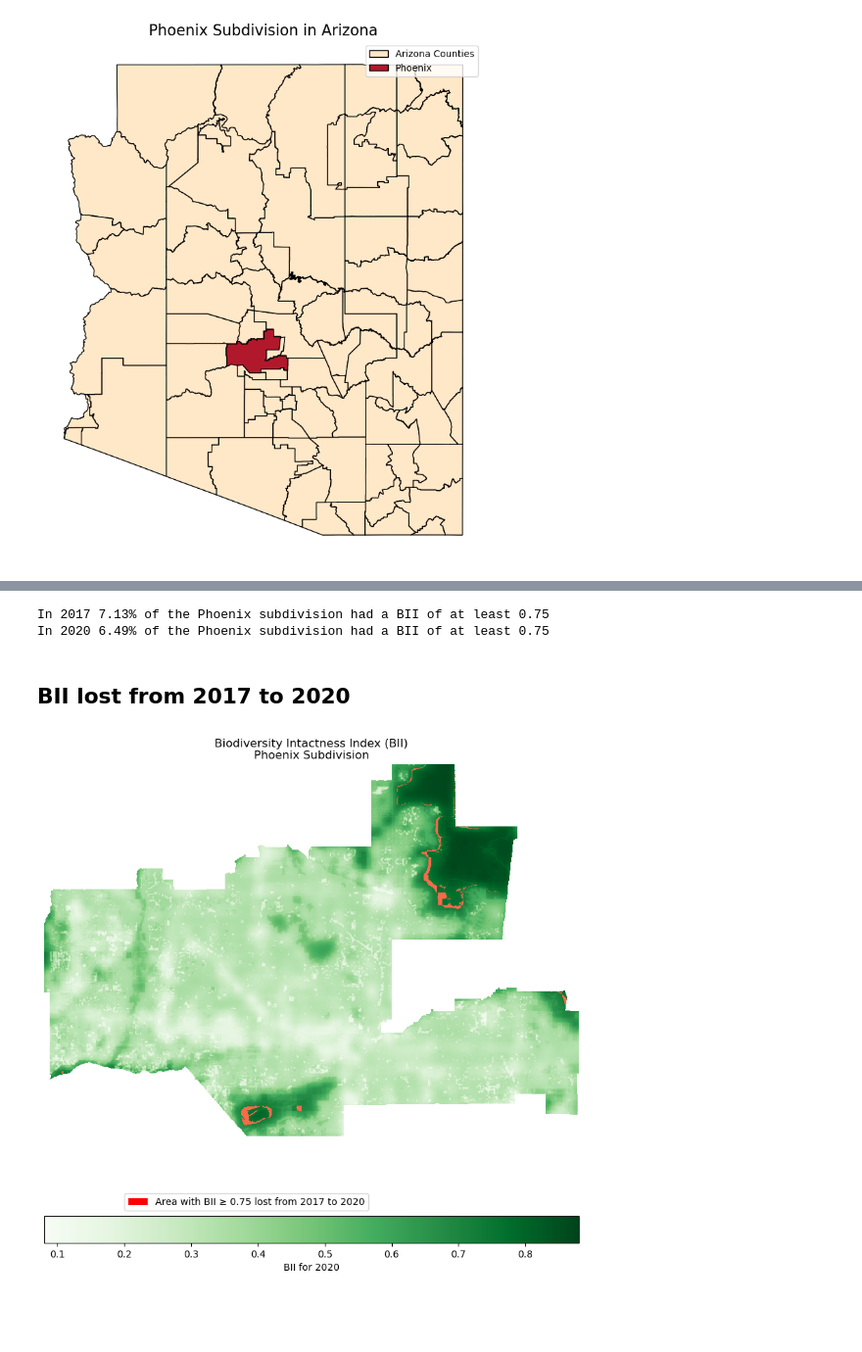
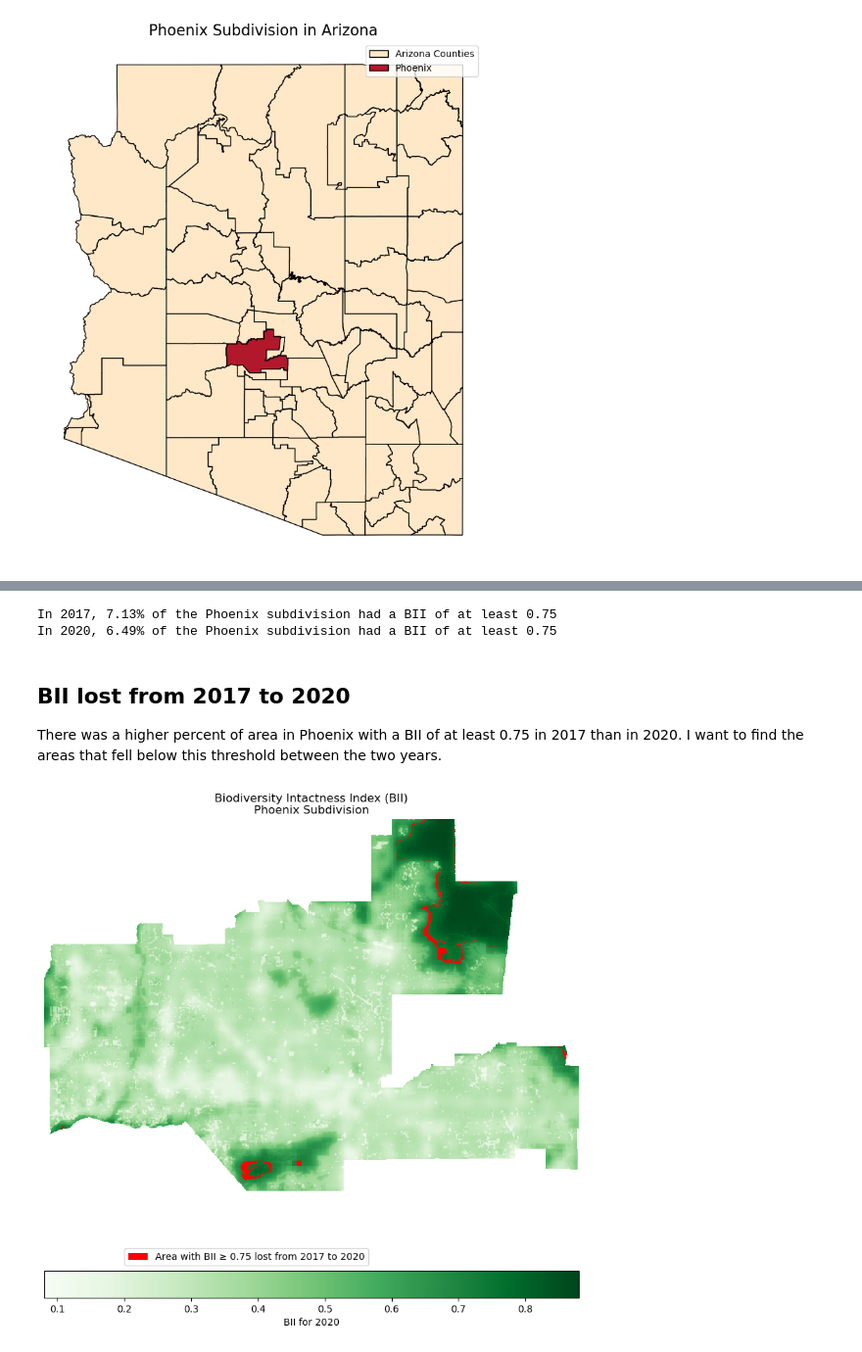
Before and after one commit to jocardelle/biodiversity-intactness-index, a Jupyter notebook: biodiversity-intactness-index.ipynb, the cells around one changed output, grey strips where cells are left out. Shown at 98% size. Saved outputs shown, nothing was run; the diff lists cells and outputs as text; code cells hidden in the pictures; blank space fills up the shorter version.

```diff
--- a/biodiversity-intactness-index.ipynb
+++ b/biodiversity-intactness-index.ipynb
@@ -193,13 +209,15 @@ bii_pix_20 = bii20_high.values.sum()
 bii_pct17 = (bii_pix_17 / total_pix_17) * 100
 bii_pct20 = (bii_pix_20 / total_pix_20) * 100
 
-print(f"In 2017 {round(bii_pct17, 2)}% of the Phoenix subdivision had a BII of at least 0.75" )
-print(f"In 2020 {round(bii_pct20, 2)}% of the Phoenix subdivision had a BII of at least 0.75" )
+print(f"In 2017, {round(bii_pct17, 2)}% of the Phoenix subdivision had a BII of at least 0.75" )
+print(f"In 2020, {round(bii_pct20, 2)}% of the Phoenix subdivision had a BII of at least 0.75" )
 # %% [output]
-In 2017 7.13% of the Phoenix subdivision had a BII of at least 0.75
-In 2020 6.49% of the Phoenix subdivision had a BII of at least 0.75
+In 2017, 7.13% of the Phoenix subdivision had a BII of at least 0.75
+In 2020, 6.49% of the Phoenix subdivision had a BII of at least 0.75
 # %% [markdown]
 ## BII lost from 2017 to 2020
+
+There was a higher percent of area in Phoenix with a BII of at least 0.75 in 2017 than in 2020. I want to find the areas that fell below this threshold between the two years.
 # %%
 # Calculate difference in pixels above 0.75 from 2017 to 2020
 diff_17_20 = bii17_high - bii20_high
@@ -209,18 +227,18 @@ loss_17_20 = diff_17_20.where(diff_17_20 == 1)
 # %%
 fig, ax = plt.subplots(figsize = (10, 10))
 ax.axis('off')
 
 bii20_phx.plot(ax=ax, cmap = 'Greens', cbar_kwargs={'orientation':'horizontal', 'label':'BII for 2020'})
 
-loss_17_20.plot(ax=ax, cmap = 'Reds', add_colorbar = False)
+loss_17_20.plot(ax=ax, cmap = 'brg', add_colorbar = False)
 
 legend = [Patch(facecolor = 'red', label = 'Area with BII ≥ 0.75 lost from 2017 to 2020')]
 
 ax.legend(handles=legend, loc=(0.15, -0.2))
 
 ax.set_title("Biodiversity Intactness Index (BII)\nPhoenix Subdivision")
 
 plt.savefig('images/bii_phoenix.png')
 plt.show()
 # %% [output]
-[figure, old version]
+[figure, new version]
```
Also changed, not shown: parts of 16 cells of this notebook, 1 other file.
